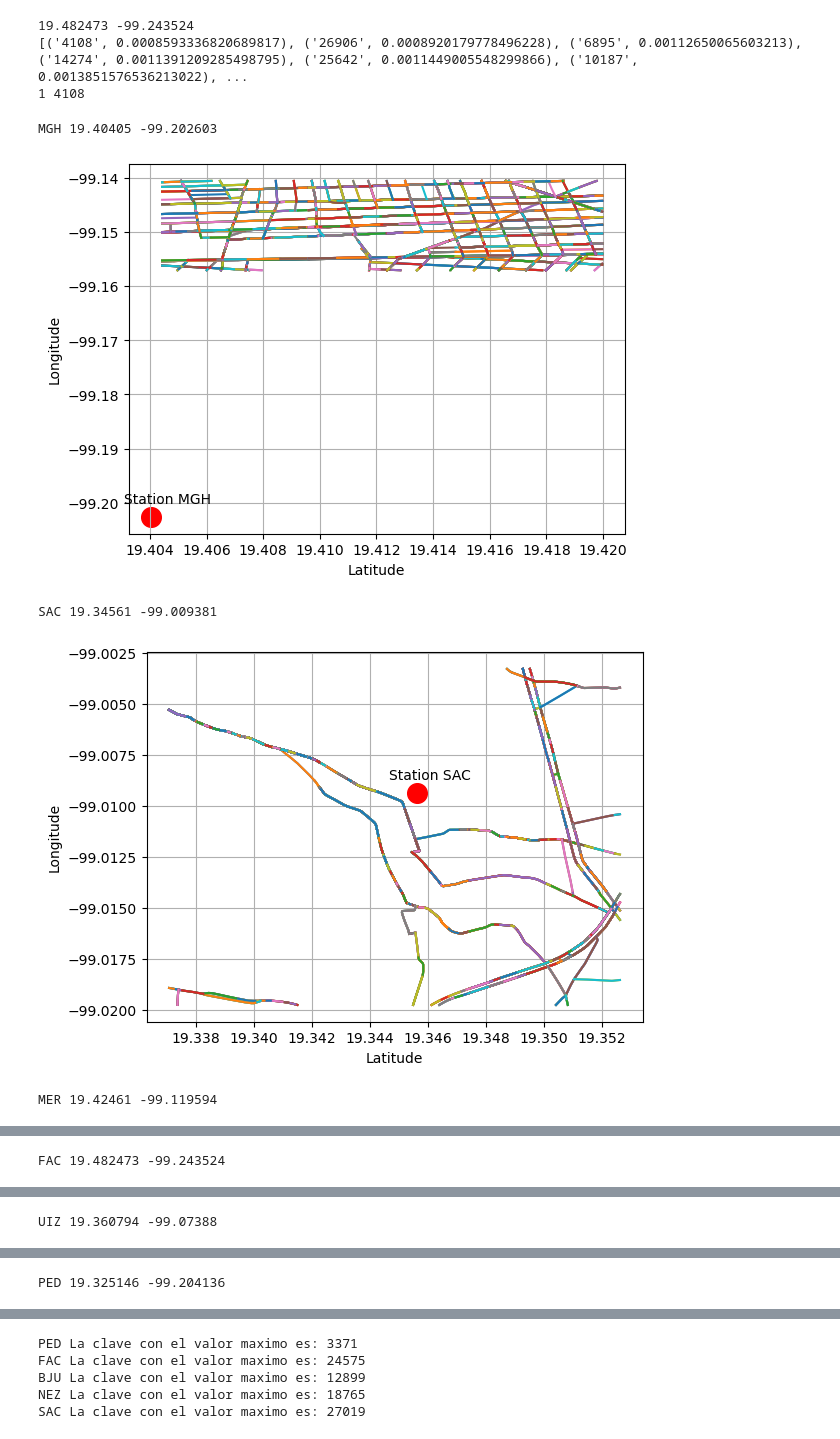
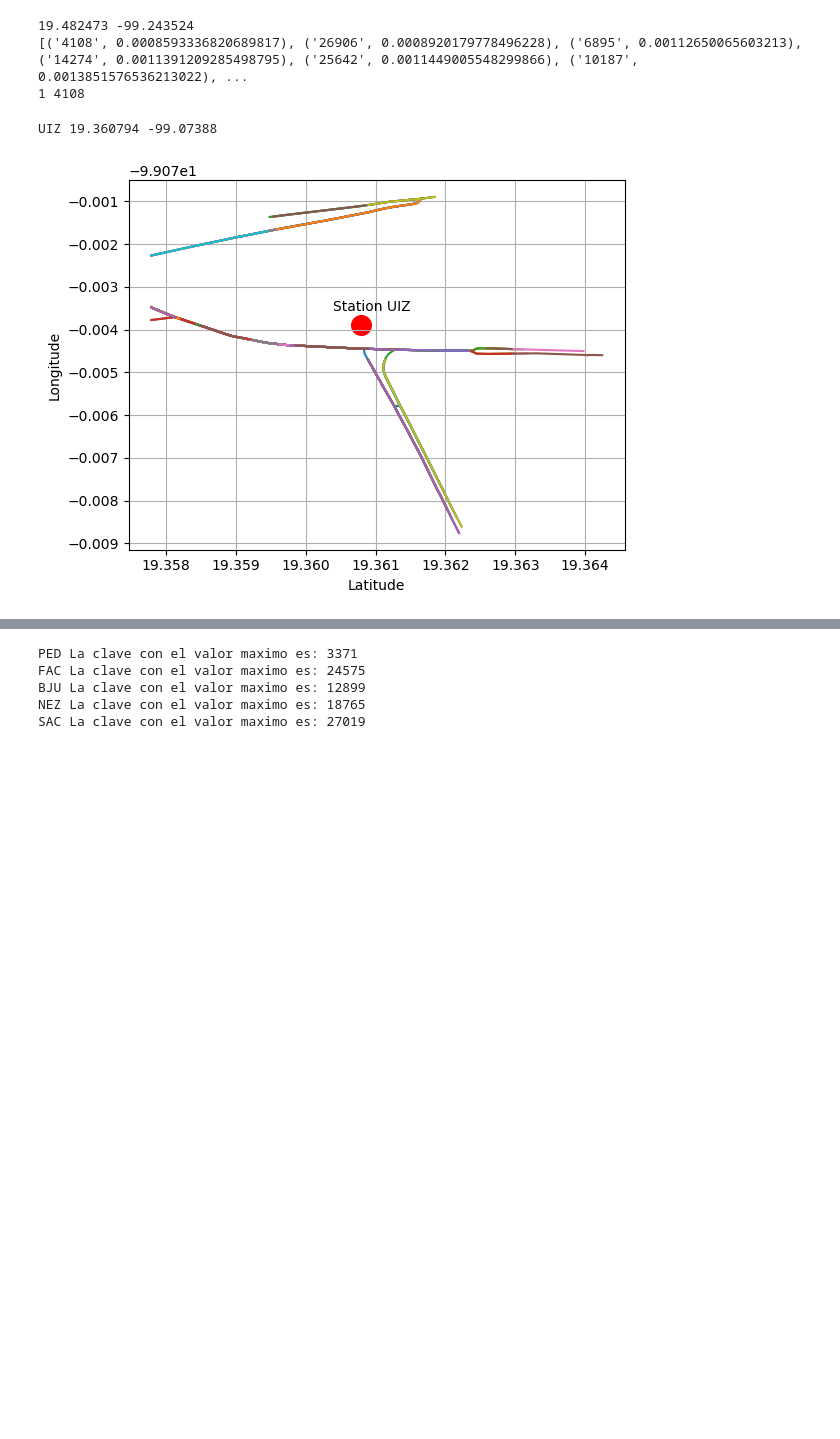
Before and after one commit to vlegaria/air_pollution, a Jupyter notebook: traffic_flow/vector/traffic_flow_processing.ipynb, the cells around one changed output, grey strips where cells are left out. Drawn from its saved outputs; the diff is of its cells as text; code cells hidden in the pictures; blank space fills up the shorter version.

```diff
--- a/traffic_flow/vector/traffic_flow_processing.ipynb
+++ b/traffic_flow/vector/traffic_flow_processing.ipynb
@@ -146,3 +146,14 @@ for station_name in EMCAS:
     traffic_data.head()
     traffic_data.to_csv(dir_file, index_label=False)
 """
+# %%
+dir = "C:/Users/valer/Documents/CIC/doctorado/air_pollution_data/traffic_EMCAS/traffic_"
+dir_file = dir+"UIZ.csv"
+traffic_data = pd.read_csv(dir_file)
+
+dir_dict_nearest_streets = "C:/Users/valer/Documents/CIC/doctorado/air_pollution_data/dict_nearest_streets.json"
+with open(dir_dict_nearest_streets, "r") as j:
+    dict_nearest_streets = json.load(j)
+streetID = dict_nearest_streets["UIZ"][0]
+df = traffic_data[traffic_data.streetID == int(streetID)]
+df
@@ -372,7 +405,7 @@ print(len(all_points), streetID)
 1 4108
 # %%
 dict_nearest_streets = {}
-for station_name in EMCAS:
+for station_name in [EMCAS[4]]:
     station_latitude = EMCAS_data[EMCAS_data["Key"]==station_name].Latitude.values[0]
     station_longitude = EMCAS_data[EMCAS_data["Key"]==station_name].Longitude.values[0]
     print(station_name, station_latitude, station_longitude)
@@ -396,39 +429,36 @@ for station_name in EMCAS:
 
     sort_distance_streets = sorted(dict_min.items(), key=lambda x: x[1])
 
-    s = 5000
+    s = 100
     nearest_streets = sort_distance_streets[0:s]
     all_streets = []
     all_points = []
     for street in nearest_streets:
         streetID = street[0]
         all_streets.append(streetID)
         all_points.append(streets[streetID])
 
     dict_nearest_streets[station_name] = all_streets
     #"""
     plt.figure()
     for coords in all_points:
         x = [punto[0] for punto in coords]
         y = [punto[1] for punto in coords]
         plt.plot(x, y)
     plt.scatter([station_latitude], [station_longitude], color='red', marker='o', s=200, label=station_name)
     name = "Station "+ station_name
     plt.annotate(name, (station_latitude, station_longitude), xytext=(-20, 10), textcoords='offset points', color='black')
     plt.grid(True)
     #plt.ylim(-99.246, -99.242)
     #plt.xlim(19.480, 19.488) # Límites para el eje x
     plt.xlabel('Latitude')
     plt.ylabel('Longitude')
     plt.show()
     #"""
 
-dir_dict_nearest_streets = "C:/Users/valer/Documents/CIC/doctorado/air_pollution_data/dict_nearest_streets.json"
-with open(dir_dict_nearest_streets, "w") as j:
-    json.dump(dict_nearest_streets, j)
+#dir_dict_nearest_streets = "C:/Users/valer/Documents/CIC/doctorado/air_pollution_data/dict_nearest_streets.json"
+#with open(dir_dict_nearest_streets, "w") as j:
+#    json.dump(dict_nearest_streets, j)
 # %% [output]
-MGH 19.40405 -99.202603
+UIZ 19.360794 -99.07388
-[figure, old version]
+[figure, new version]
-SAC 19.34561 -99.009381
-[figure, removed]
-MER 19.42461 -99.119594
@@ -436 +464,0 @@ MER 19.42461 -99.119594
-FAC 19.482473 -99.243524
@@ -438 +464,0 @@ FAC 19.482473 -99.243524
-UIZ 19.360794 -99.07388
@@ -440 +464,0 @@ UIZ 19.360794 -99.07388
-PED 19.325146 -99.204136
```
Also changed, not shown: parts of 16 cells of this notebook, 2 other files.
